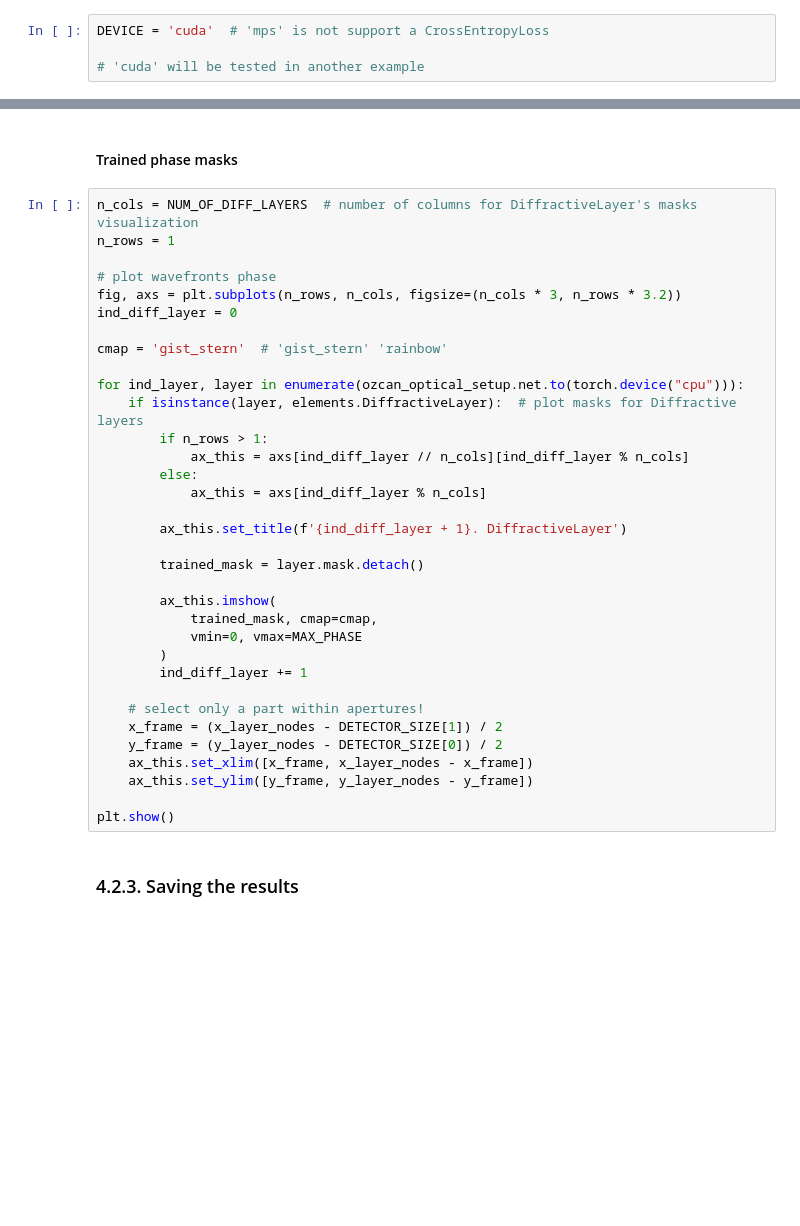
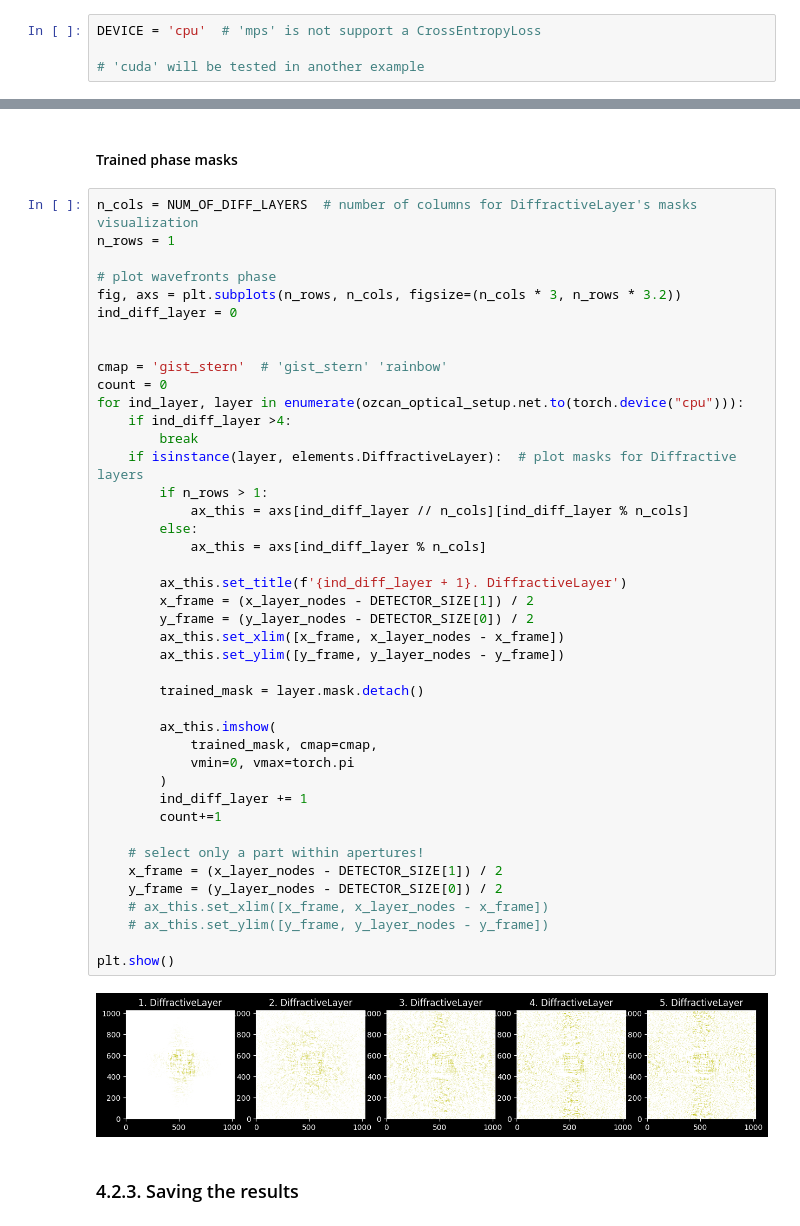
Before and after one commit to CompPhysLab/SVETlANNa.docs, a Jupyter notebook: GPU/GPU_512_mnist_mse.ipynb, the cells around one changed output, grey strips where cells are left out. Cells and saved outputs as stored; diff of their text form; blank space fills up the shorter version.

```diff
--- a/GPU/GPU_512_mnist_mse.ipynb
+++ b/GPU/GPU_512_mnist_mse.ipynb
@@ -695,7 +695,7 @@ Variables at the moment
 - `lin_optical_setup` : `LinearOpticalSetup` – a linear optical network composed of Elements
 - `detector_processor` : `DetectorProcessorClf` – this layer process an image from the detector and calculates probabilities of belonging to classes.
 # %%
-DEVICE = 'cuda'  # 'mps' is not support a CrossEntropyLoss
+DEVICE = 'cpu'  # 'mps' is not support a CrossEntropyLoss
 
 # 'cuda' will be tested in another example
 # %%
@@ -1095,37 +1114,47 @@ all_losses_array = np.array(
 # %%
 n_cols = NUM_OF_DIFF_LAYERS  # number of columns for DiffractiveLayer's masks visualization
 n_rows = 1
 
 # plot wavefronts phase
 fig, axs = plt.subplots(n_rows, n_cols, figsize=(n_cols * 3, n_rows * 3.2))
 ind_diff_layer = 0
 
+
 cmap = 'gist_stern'  # 'gist_stern' 'rainbow'
-
+count = 0
 for ind_layer, layer in enumerate(ozcan_optical_setup.net.to(torch.device("cpu"))):
+    if ind_diff_layer >4:
+        break
     if isinstance(layer, elements.DiffractiveLayer):  # plot masks for Diffractive layers
         if n_rows > 1:
             ax_this = axs[ind_diff_layer // n_cols][ind_diff_layer % n_cols]
         else:
             ax_this = axs[ind_diff_layer % n_cols]
 
         ax_this.set_title(f'{ind_diff_layer + 1}. DiffractiveLayer')
+        x_frame = (x_layer_nodes - DETECTOR_SIZE[1]) / 2
+        y_frame = (y_layer_nodes - DETECTOR_SIZE[0]) / 2
+        ax_this.set_xlim([x_frame, x_layer_nodes - x_frame])
+        ax_this.set_ylim([y_frame, y_layer_nodes - y_frame])
 
         trained_mask = layer.mask.detach()
 
         ax_this.imshow(
             trained_mask, cmap=cmap,
-            vmin=0, vmax=MAX_PHASE
+            vmin=0, vmax=torch.pi
         )
         ind_diff_layer += 1
+        count+=1
 
     # select only a part within apertures!
     x_frame = (x_layer_nodes - DETECTOR_SIZE[1]) / 2
     y_frame = (y_layer_nodes - DETECTOR_SIZE[0]) / 2
-    ax_this.set_xlim([x_frame, x_layer_nodes - x_frame])
-    ax_this.set_ylim([y_frame, y_layer_nodes - y_frame])
+    # ax_this.set_xlim([x_frame, x_layer_nodes - x_frame])
+    # ax_this.set_ylim([y_frame, y_layer_nodes - y_frame])
 
 plt.show()
+# %% [output]
+[figure, added]
 # %% [markdown]
 ### 4.2.3. Saving the results
 # %% [markdown]
```
Also changed, not shown: parts of 15 cells of this notebook.
